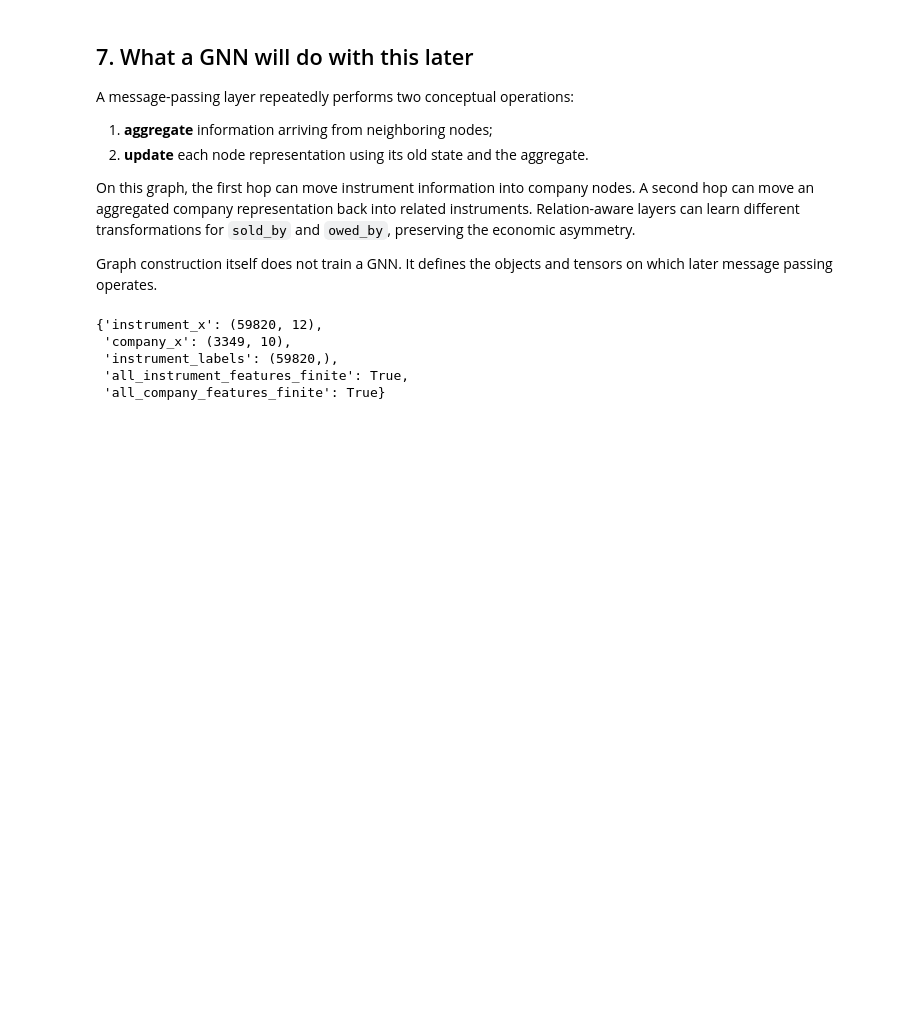
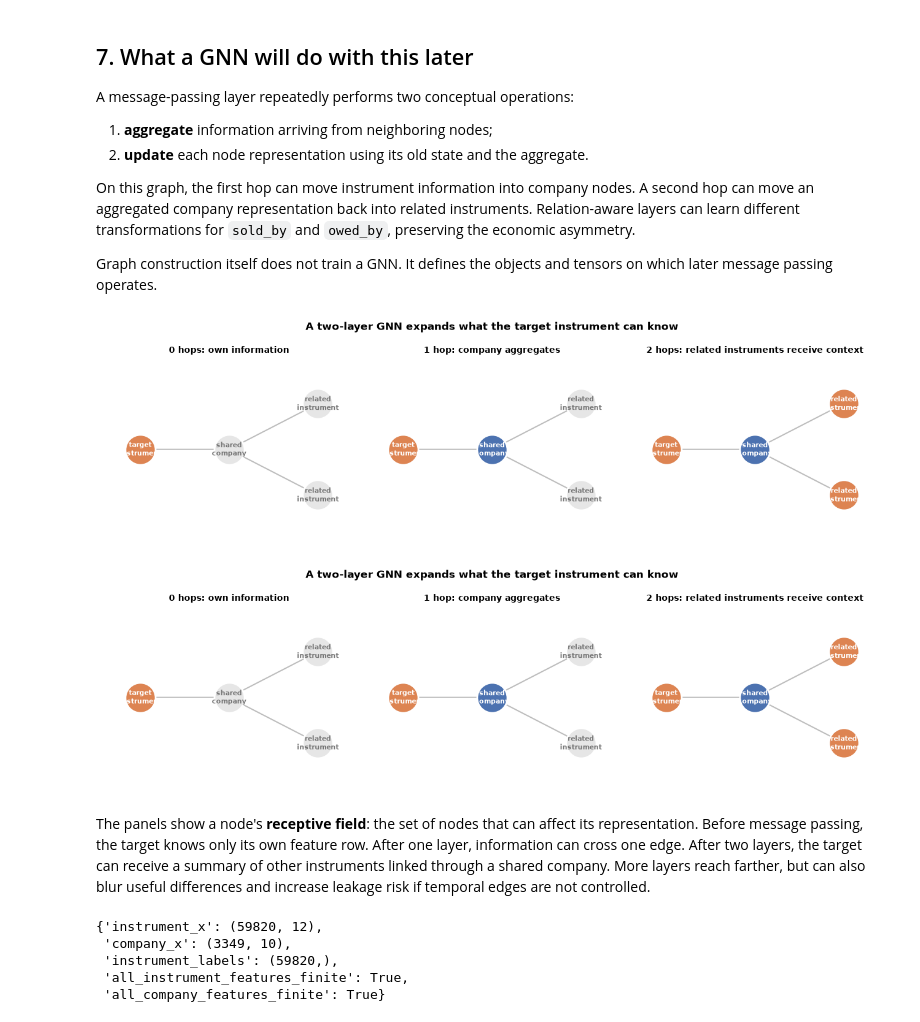
Before and after one commit to davidemariani/GNN-trade-finance-credit-scoring, a Jupyter notebook: notebooks/02_project/00_graph_construction.ipynb, the cells around one changed output. Drawn from its saved outputs; the diff is of its cells as text; code cells hidden in the pictures; blank space fills up the shorter version.

```diff
--- a/notebooks/02_project/00_graph_construction.ipynb
+++ b/notebooks/02_project/00_graph_construction.ipynb
@@ -221,6 +256,15 @@ A message-passing layer repeatedly performs two conceptual operations:
 On this graph, the first hop can move instrument information into company nodes. A second hop can move an aggregated company representation back into related instruments. Relation-aware layers can learn different transformations for `sold_by` and `owed_by`, preserving the economic asymmetry.
 
 Graph construction itself does not train a GNN. It defines the objects and tensors on which later message passing operates.
+# %%
+from graph_ml.viz import plot_message_passing_steps
+
+plot_message_passing_steps()
+# %% [output]
+[figure, added]
+[figure, added]
+# %% [markdown]
+The panels show a node's **receptive field**: the set of nodes that can affect its representation. Before message passing, the target knows only its own feature row. After one layer, information can cross one edge. After two layers, the target can receive a summary of other instruments linked through a shared company. More layers reach farther, but can also blur useful differences and increase leakage risk if temporal edges are not controlled.
 # %%
 feature_shapes = {
     "instrument_x": tuple(graph["instrument"].x.shape),
```
Also changed, not shown: parts of 5 cells of this notebook, 18 other files.
